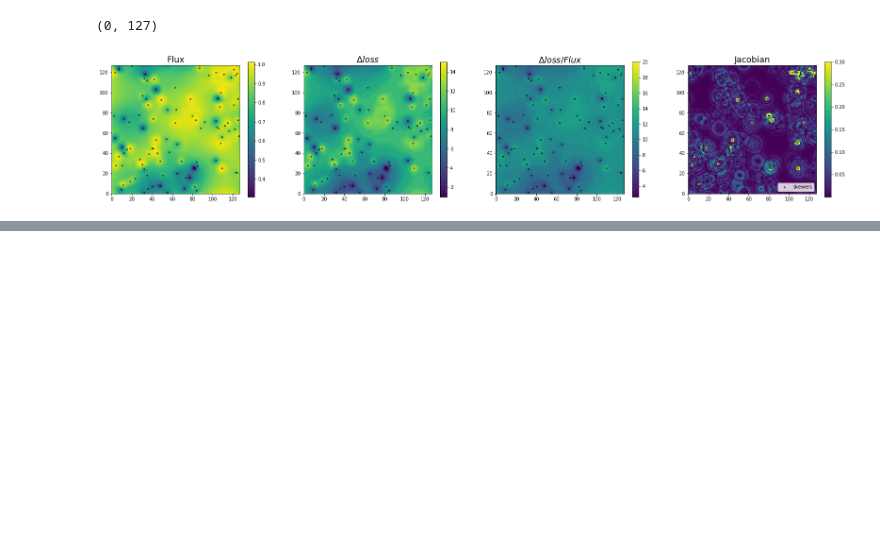
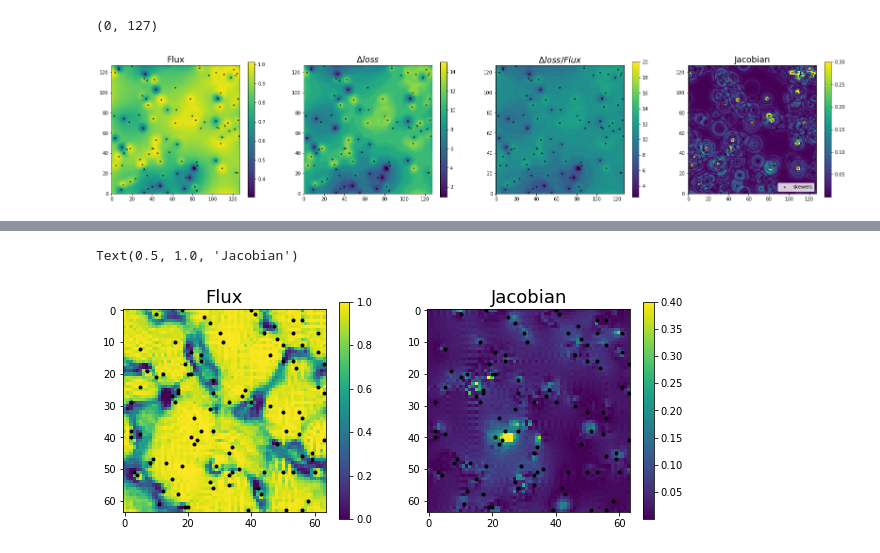
Before and after one commit to lizihao1008/Spectra, a Jupyter notebook: error analysis sn2_2.ipynb, the cells around one changed output, grey strips where cells are left out. Cells and saved outputs as stored; diff of their text form; code cells hidden in the pictures; blank space fills up the shorter version.

```diff
--- a/error analysis sn2_2.ipynb
+++ b/error analysis sn2_2.ipynb
@@ -255,0 +277,8 @@ ylim(0,127)
+# %%
+mock_gal = gal_survey(uni2,32*32)
+mock_gal.select_galaxies()
+loc = mock_gal.samples_n
+# %%
+lya_recon = reconstruct_tardis(uni2,lya=mock_lya2,gal=mock_gal, specz_fac=0.0,lya_fac=1.0,pk_fac=0,anneal_steps=[5,3,2,0],maxiter=[5,5,5,20])
+lya_recon.initmodel()
+lya_recon.run_model()
@@ -255,0 +303,17 @@ ylim(0,127)
+# %%
+jac_tardis = lya_recon.opt.result.jac.reshape(64,64,64)
+# %%
+figure(figsize=(10,4))
+subplot(121)
+imshow(exp(-lya_recon.recon_RSD_tau[0,...,0]).T)
+colorbar()
+title('Flux',fontsize=18)
+plt.scatter(mock_lya2.skewers_fin[::n][:,0],mock_lya2.skewers_fin[::n][:,1],color='k',marker='.',label='skewers')
+subplot(122)
+imshow(abs(jac_tardis[...,32]).T,vmax=0.4)
+colorbar()
+plt.scatter(mock_lya2.skewers_fin[::n][:,0],mock_lya2.skewers_fin[::n][:,1],color='k',marker='.',label='skewers')
+title('Jacobian',fontsize=18)
+# %% [output]
+Text(0.5, 1.0, 'Jacobian')
+[figure, added]
```
Also changed, not shown: parts of 4 cells of this notebook.
